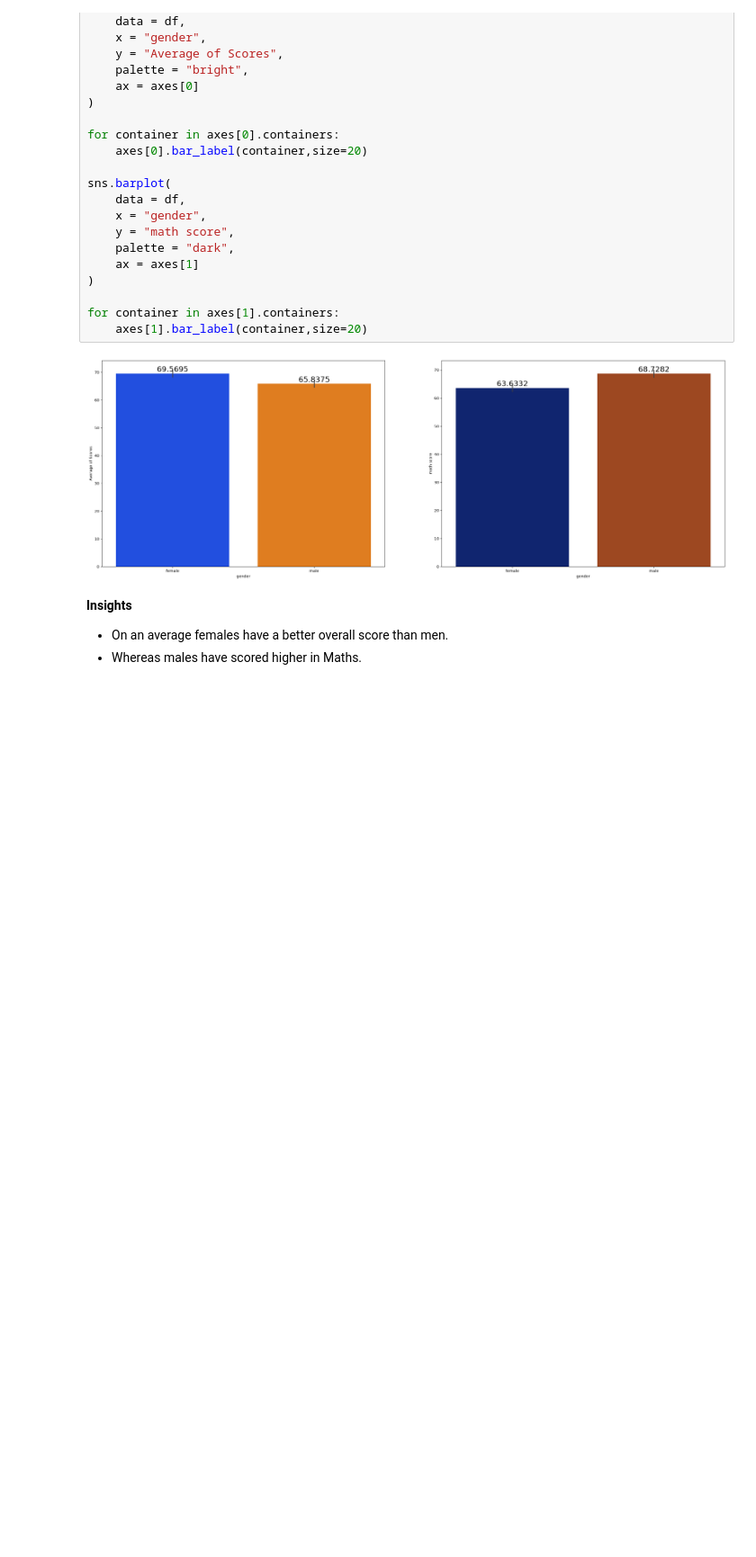
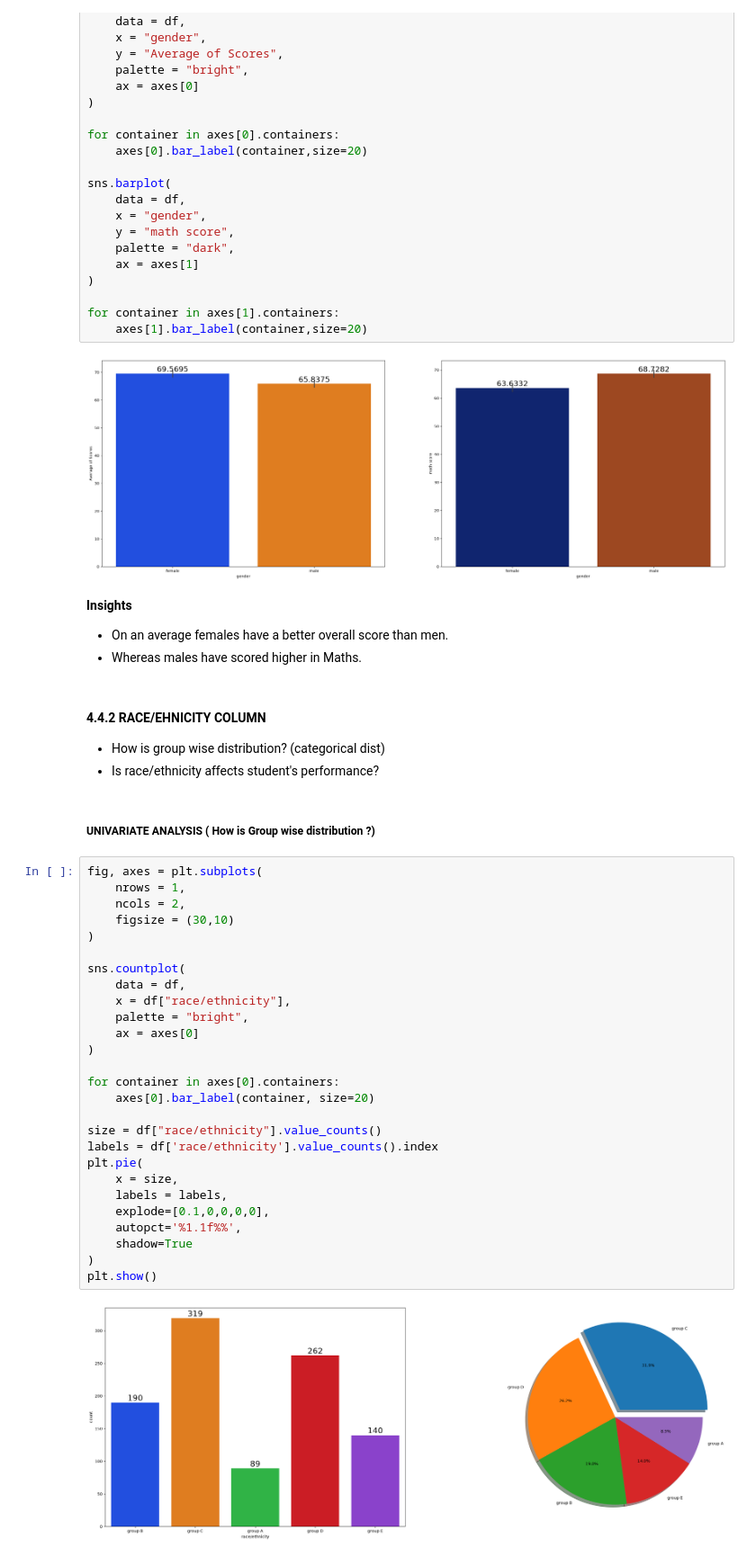
Before and after one commit to Adrinaesf/Generic-ML-Project, a Jupyter notebook: notebooks/1. EDA STUDENT PERFORMANCE.ipynb, the cells around one changed output. Shown at 90% size. Drawn from its saved outputs; the diff is of its cells as text; blank space fills up the shorter version.

Commit message:
EDA on race/ethnicity + parents edu

```diff
--- a/notebooks/1. EDA STUDENT PERFORMANCE.ipynb
+++ b/notebooks/1. EDA STUDENT PERFORMANCE.ipynb
@@ -661,3 +661,38 @@ for container in axes[1].containers:
 **Insights**
 * On an average females have a better overall score than men.
 * Whereas males have scored higher in Maths.
+# %% [markdown]
+#### 4.4.2 RACE/EHNICITY COLUMN
+* How is group wise distribution? (categorical dist)
+* Is race/ethnicity affects student's performance?
+# %% [markdown]
+##### UNIVARIATE ANALYSIS ( How is Group wise distribution ?)
+# %%
+fig, axes = plt.subplots(
+    nrows = 1,
+    ncols = 2,
+    figsize = (30,10)
+)
+
+sns.countplot(
+    data = df,
+    x = df["race/ethnicity"],
+    palette = "bright",
+    ax = axes[0]
+)
+
+for container in axes[0].containers:
+    axes[0].bar_label(container, size=20)
+
+size = df["race/ethnicity"].value_counts()
+labels = df['race/ethnicity'].value_counts().index
+plt.pie(
+    x = size,
+    labels = labels,
+    explode=[0.1,0,0,0,0],
+    autopct='%1.1f%%',
+    shadow=True
+)
+plt.show()
+# %% [output]
+[figure, added]
```
Also changed, not shown: parts of 15 cells of this notebook.
